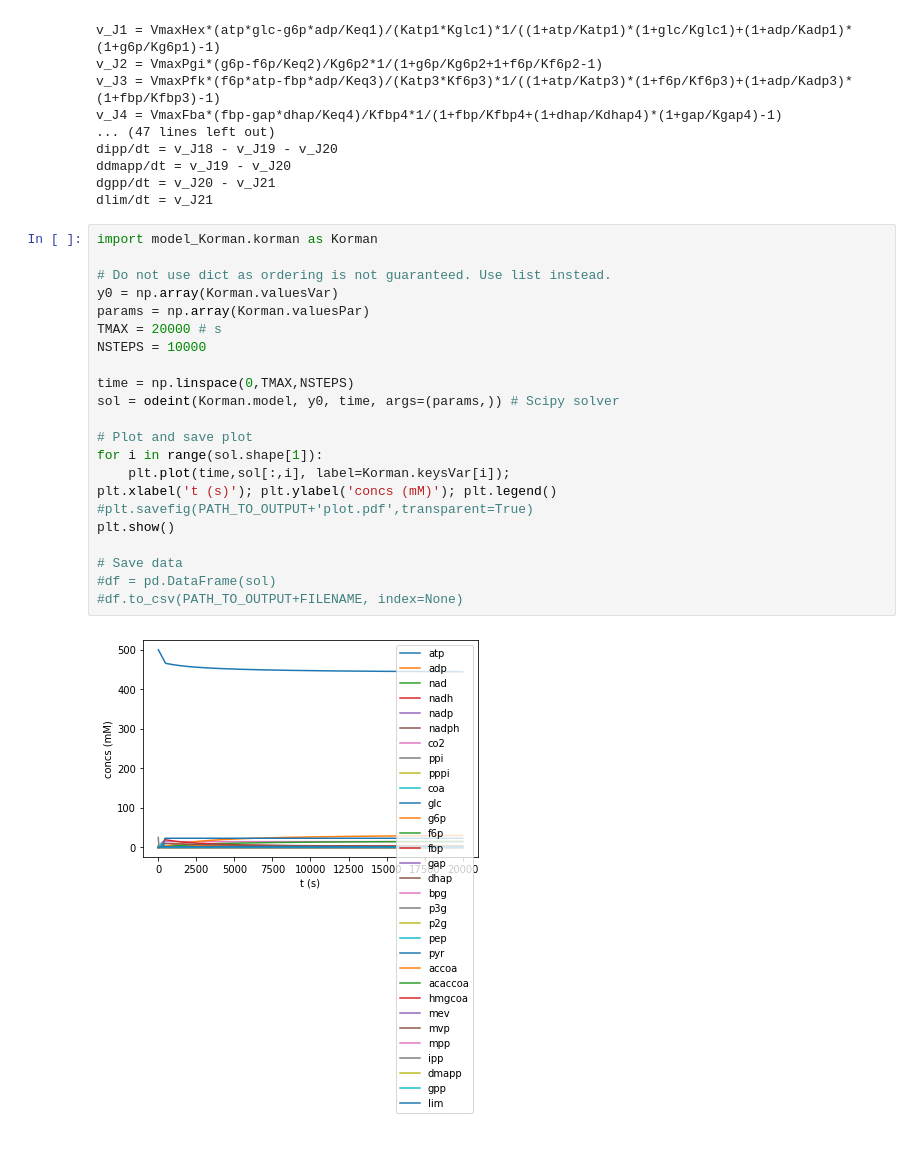
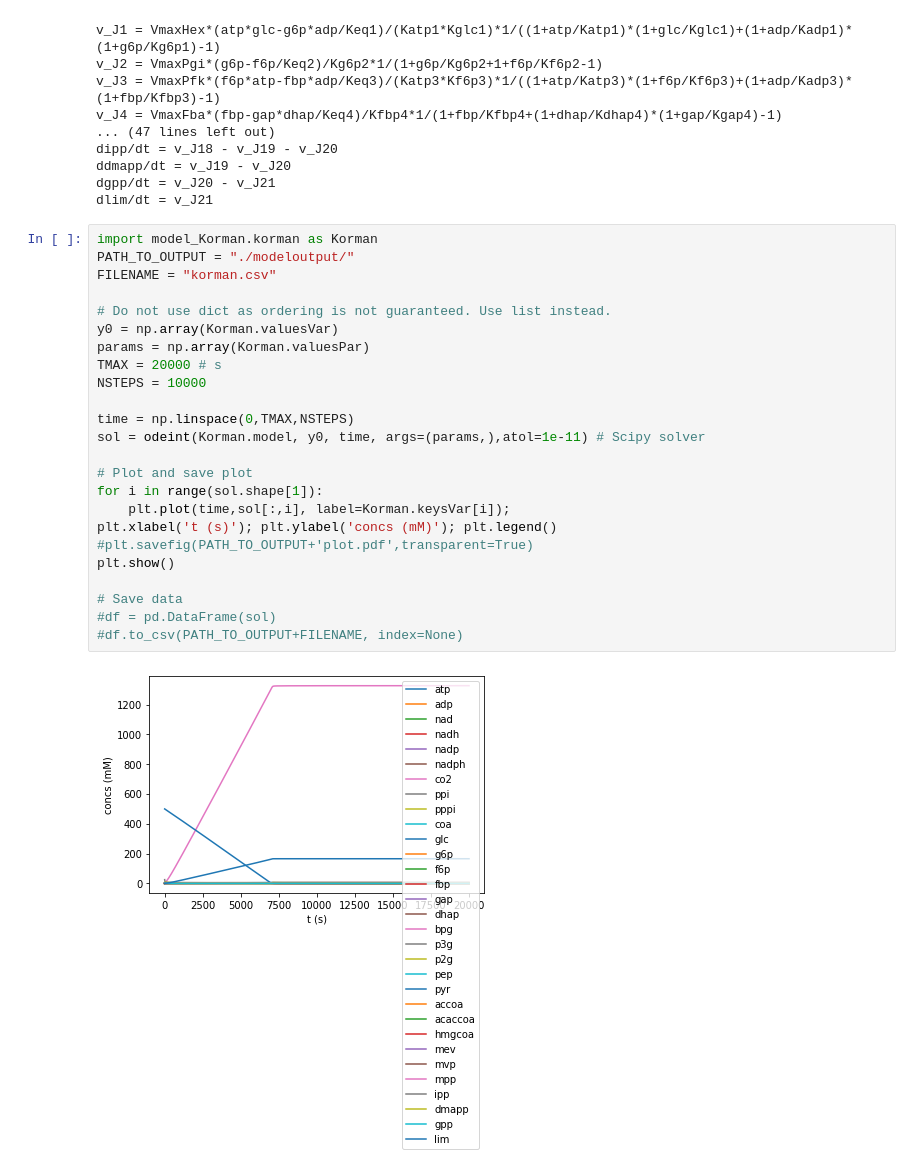
Before and after one commit to nadanai263/CFPS-metabolic, a Jupyter notebook: Korman model test.ipynb, the cells around one changed output. Drawn from its saved outputs; the diff is of its cells as text.

```diff
--- a/Korman model test.ipynb
+++ b/Korman model test.ipynb
@@ -33,26 +32,28 @@ dgpp/dt = v_J20 - v_J21
 dlim/dt = v_J21
 # %%
 import model_Korman.korman as Korman
+PATH_TO_OUTPUT = "./modeloutput/"
+FILENAME = "korman.csv"
 
 # Do not use dict as ordering is not guaranteed. Use list instead.
 y0 = np.array(Korman.valuesVar)
 params = np.array(Korman.valuesPar)
 TMAX = 20000 # s
 NSTEPS = 10000
 
 time = np.linspace(0,TMAX,NSTEPS)
-sol = odeint(Korman.model, y0, time, args=(params,)) # Scipy solver
+sol = odeint(Korman.model, y0, time, args=(params,),atol=1e-11) # Scipy solver
 
 # Plot and save plot
 for i in range(sol.shape[1]):
     plt.plot(time,sol[:,i], label=Korman.keysVar[i]);
 plt.xlabel('t (s)'); plt.ylabel('concs (mM)'); plt.legend()
 #plt.savefig(PATH_TO_OUTPUT+'plot.pdf',transparent=True)
 plt.show()
 
 # Save data
 #df = pd.DataFrame(sol)
 #df.to_csv(PATH_TO_OUTPUT+FILENAME, index=None)
 # %% [output]
-[figure, old version]
+[figure, new version]
 # %%
```
Also changed, not shown: parts of 9 cells of this notebook, 16 other files.
